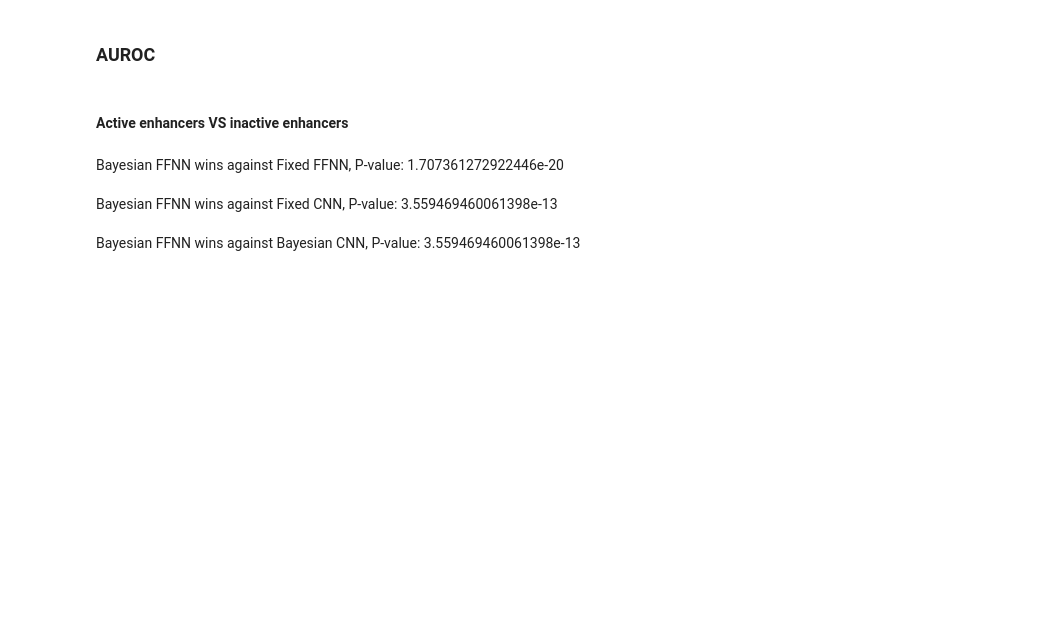
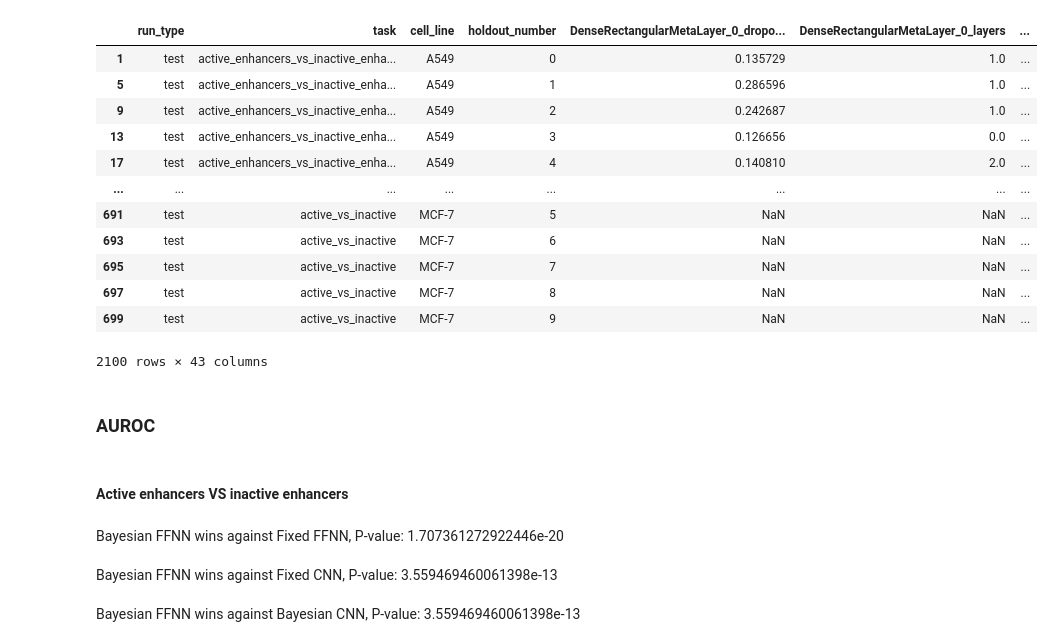
Before and after one commit to AnacletoLAB/crr_prediction, a Jupyter notebook: Barplots.ipynb, the cells around one changed output. Drawn from its saved outputs; the diff is of its cells as text; code cells hidden in the pictures; blank space fills up the shorter version.

```diff
--- a/Barplots.ipynb
+++ b/Barplots.ipynb
@@ -9,7 +9,7 @@ from IPython.display import HTML
 models = ["mlp", "cnn", "fixed_mlp", "fixed_cnn"]
 reports = []
 for model in models:
-    df = pd.read_csv(f"{model}.csv")
+    df = pd.read_csv(f"all_reports/{model}.csv")
     model = model.replace("mlp", "ffnn")
     if not model.startswith("fixed"):
         model = f"bayesian_{model}"
@@ -17,6 +17,22 @@ for model in models:
     reports.append(df)
 df = pd.concat(reports)
 df = df[df.run_type=="test"]
+# %%
+df
+# %% [output]
+|  | run_type | task | cell_line | holdout_number | DenseRectangularMetaLayer_0_dropo... | DenseRectangularMetaLayer_0_layers | ... |
+| 1 | test | active_enhancers_vs_inactive_enha... | A549 | 0 | 0.135729 | 1.0 | ... |
+| 5 | test | active_enhancers_vs_inactive_enha... | A549 | 1 | 0.286596 | 1.0 | ... |
+| 9 | test | active_enhancers_vs_inactive_enha... | A549 | 2 | 0.242687 | 1.0 | ... |
+| 13 | test | active_enhancers_vs_inactive_enha... | A549 | 3 | 0.126656 | 0.0 | ... |
+| 17 | test | active_enhancers_vs_inactive_enha... | A549 | 4 | 0.140810 | 2.0 | ... |
+| ... | ... | ... | ... | ... | ... | ... | ... |
+| 691 | test | active_vs_inactive | MCF-7 | 5 | NaN | NaN | ... |
+| 693 | test | active_vs_inactive | MCF-7 | 6 | NaN | NaN | ... |
+| 695 | test | active_vs_inactive | MCF-7 | 7 | NaN | NaN | ... |
+| 697 | test | active_vs_inactive | MCF-7 | 8 | NaN | NaN | ... |
+| 699 | test | active_vs_inactive | MCF-7 | 9 | NaN | NaN | ... |
+2100 rows × 43 columns
 # %%
 for metric in ["AUROC", "AUPRC"]:
     display(HTML(f"<h3>{metric}</h3>"))
```
Also changed, not shown: 33 other files.
